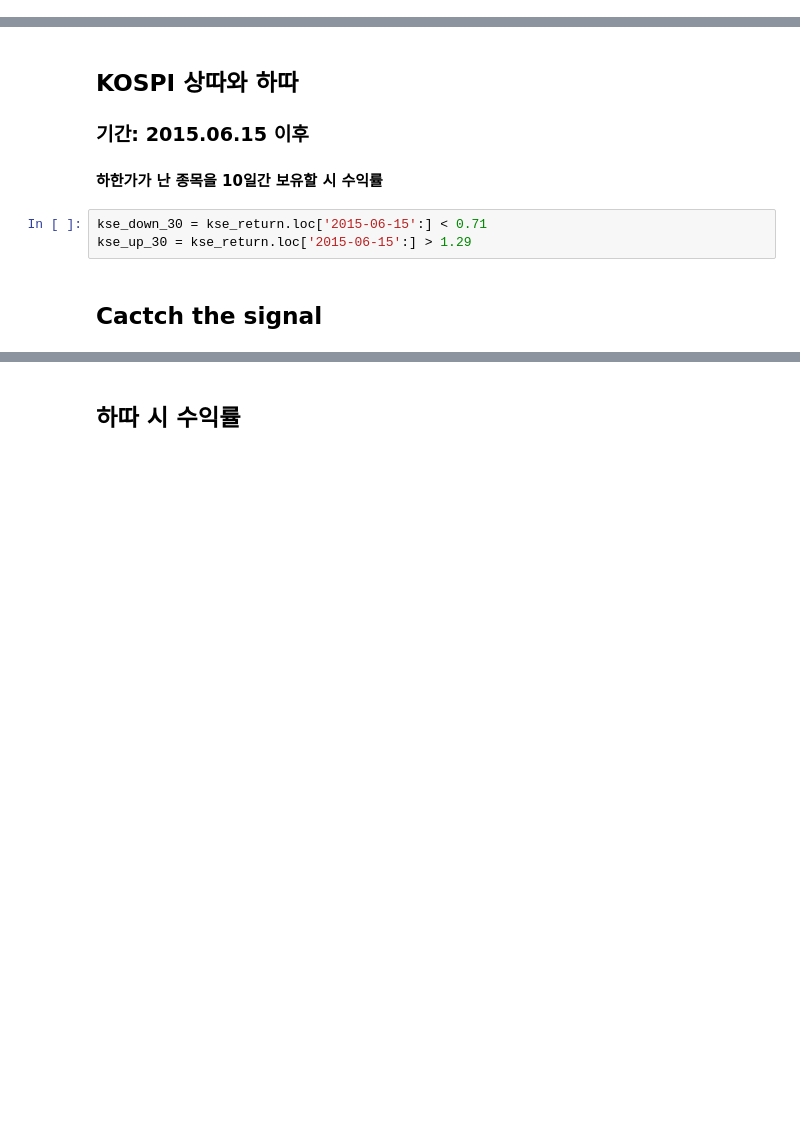
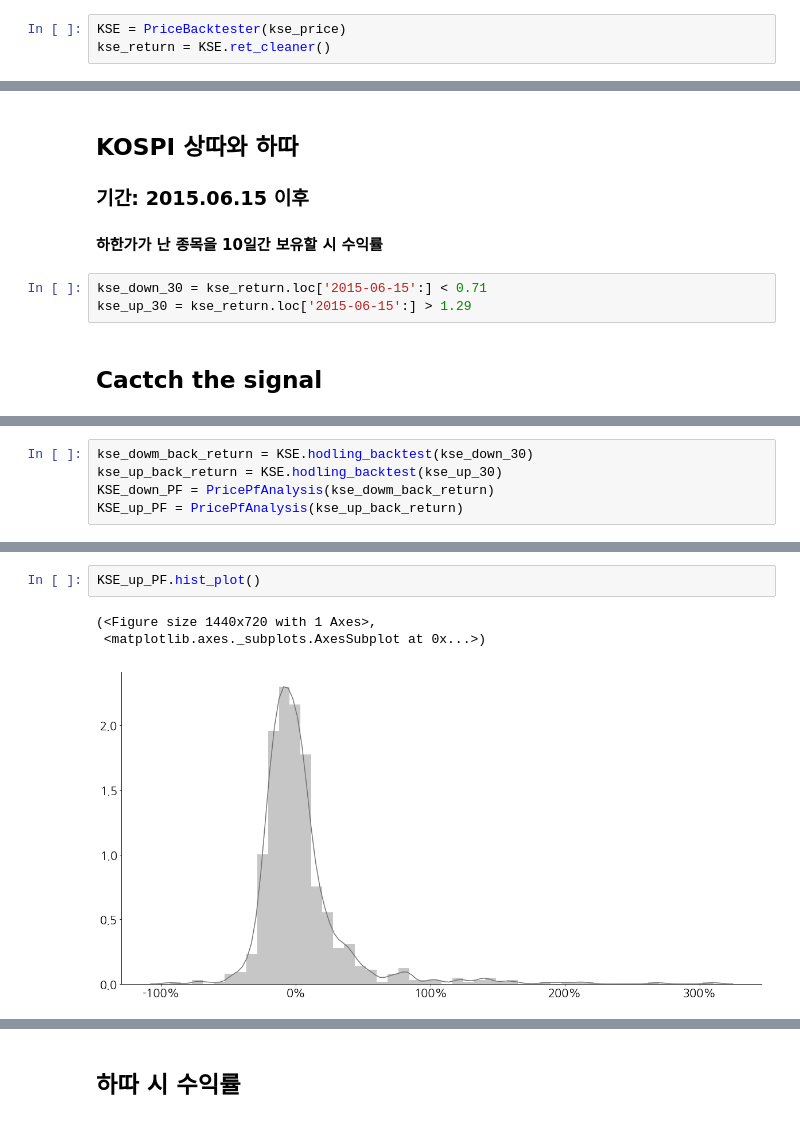
Before and after one commit to mannypac12/WiseData, a Jupyter notebook: 상따 vs 하따.ipynb, the cells around one changed output, grey strips where cells are left out. Drawn from its saved outputs; the diff is of its cells as text; blank space fills up the shorter version.

```diff
--- a/상따 vs 하따.ipynb
+++ b/상따 vs 하따.ipynb
@@ -31,0 +11,3 @@ See the caveats in the documentation: http://pandas.pydata.org/pandas-docs/stabl
+# %%
+KSE = PriceBacktester(kse_price)
+kse_return = KSE.ret_cleaner()
@@ -80,0 +45,5 @@ max_rt = (ret_signal.max()-1)
+# %%
+kse_dowm_back_return = KSE.hodling_backtest(kse_down_30)
+kse_up_back_return = KSE.hodling_backtest(kse_up_30)
+KSE_down_PF = PricePfAnalysis(kse_dowm_back_return)
+KSE_up_PF = PricePfAnalysis(kse_up_back_return)
@@ -80,0 +68,6 @@ max_rt = (ret_signal.max()-1)
+# %%
+KSE_up_PF.hist_plot()
+# %% [output]
+(<Figure size 1440x720 with 1 Axes>,
+ <matplotlib.axes._subplots.AxesSubplot at 0x...>)
+[figure, added]
```
Also changed, not shown: parts of 25 cells of this notebook, 2 other files.
